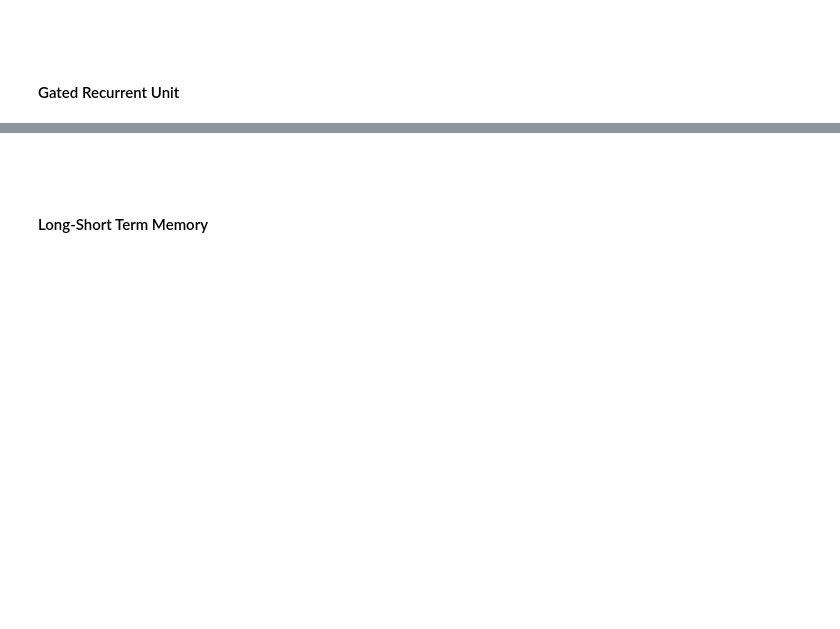
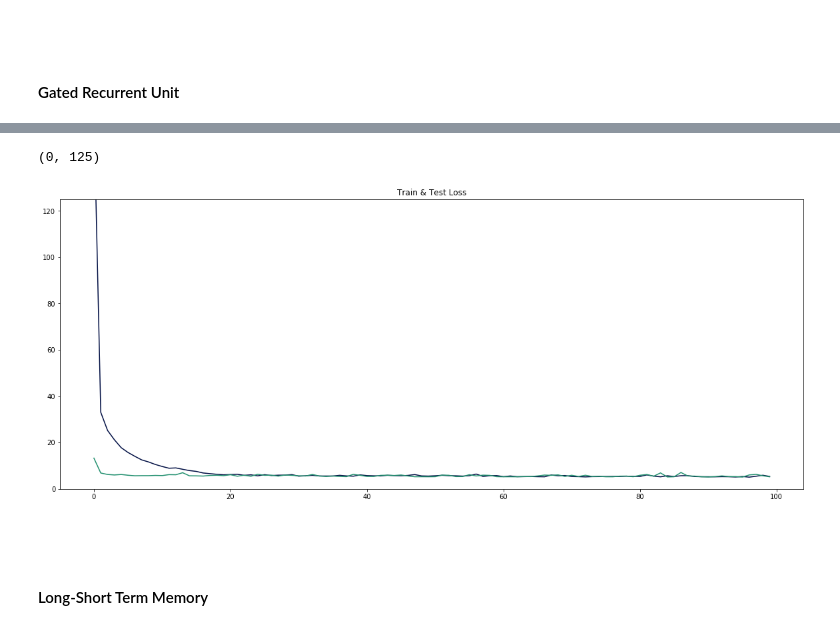
Before and after one commit to GuillemAmatCastello/Deep_Learning, a Jupyter notebook: Final Project/Code/Main.ipynb, the cells around one changed output, grey strips where cells are left out. Saved outputs shown, nothing was run; the diff lists cells and outputs as text; code cells hidden in the pictures; blank space fills up the shorter version.

```diff
--- a/Final Project/Code/Main.ipynb
+++ b/Final Project/Code/Main.ipynb
@@ -189,6 +220,31 @@ torch.set_default_tensor_type(torch.FloatTensor)
 <br>
 # %% [markdown]
 #### Gated Recurrent Unit
-# %%
-class GRU(nn.Module):
-    def __init__(self, n_input, n_hidden, n_output, n_layers=2, )
+# %%
+class GRU(nn.Module):
+    def __init__(self, n_input, n_hidden, n_output, seq_len, n_layers=2):
+        super().__init__()
+        #pdb.set_trace()
+        self.n_hidden   = n_hidden
+        self.seq_len    = seq_len
+        self.batch_size = batch_size
+        self.n_layers   = n_layers
+
+        self.gru = nn.GRU(n_input, n_hidden, n_layers, batch_first=True, dropout=0.01)
+        self.fc  = nn.Linear(n_hidden, n_output)
+
+    def forward(self, x):
+        pdb.set_trace()
+        gru_out, self.hidden = self.gru(x.view(len(x), self.seq_len, -1), self.hidden)
+        last_time_step = gru_out.reshape(self.seq_len, len(x), self.n_hidden)[-1]
+        out    = self.fc(last_time_step)
+        return out
+
+    def reset_hidden_state(self):
+        self.hidden = torch.zeros(self.n_layers, x.shape, self.n_hidden)
+# %%
+criterion = torch.nn.MSELoss(reduction='sum')
+model     = GRU(n_input=5, n_hidden=256, seq_len=25, n_output=2, n_layers=2)
+optimizer = torch.optim.Adam(model.parameters(), lr=0.00025)
+# %%
+gru, train_history, test_history = train_model(model, trainloader, testloader, 100, net='GRU')
@@ -195,3 +269,13 @@ class GRU(nn.Module):
+# %%
+plt.figure(figsize=(20, 8))
+
+plt.title('Train & Test Loss')
+plt.plot(train_history, color='#000E43', label = 'Confirmed Cases')
+plt.plot(test_history, color='#22906F', label = 'Fatalities')
+plt.ylim((0, 125))
+# %% [output]
+(0, 125)
+[figure, added]
 # %% [markdown]
 <br>
 # %% [markdown]
```
Also changed, not shown: parts of 15 cells of this notebook.
